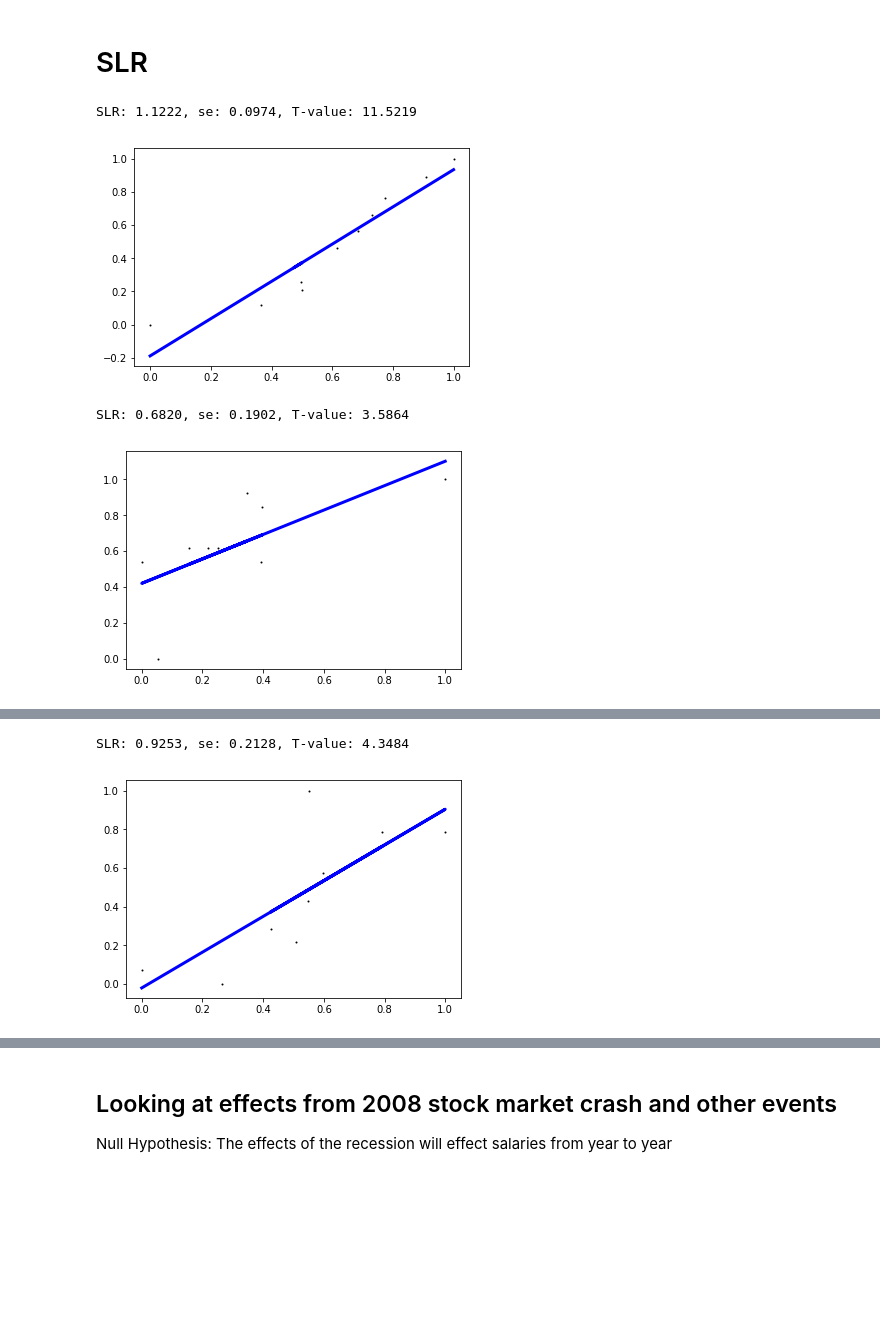
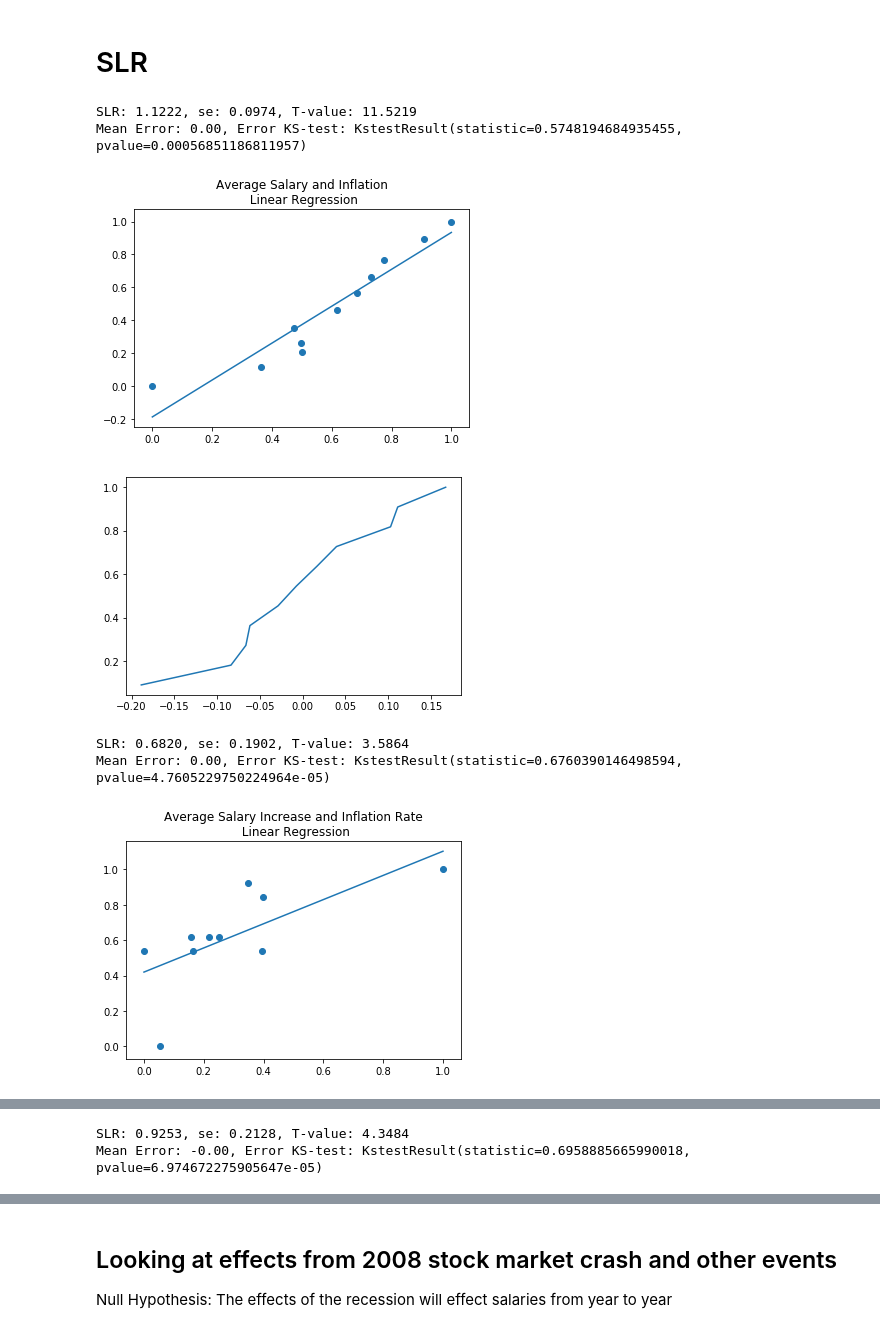
Before and after one commit to iopoi/iowa_state_employee_analysis-, a Jupyter notebook: Explore Events.ipynb, the cells around one changed output, grey strips where cells are left out. Drawn from its saved outputs; the diff is of its cells as text; code cells hidden in the pictures; blank space fills up the shorter version.

```diff
--- a/Explore Events.ipynb
+++ b/Explore Events.ipynb
@@ -10,7 +10,7 @@ from sklearn import linear_model
 # from scipy.stats import linregress
 %matplotlib inline
 # %%
-path = "../State_of_Iowa_Salary_Book.csv"
+path = "State_of_Iowa_Salary_Book.csv"
 # %%
 def money_to_float(x):
     try:
@@ -187,22 +217,51 @@ These plots show that total inflation moves with total salary over time. Also th
 # %% [markdown]
 # SLR
 # %%
+titles = ["Average Salary and Inflation\n Linear Regression", "Average Salary Increase and Inflation Rate\n Linear Regression", "Change in Average Salary Increase and \nChange in Inflation Rate Linear Regression"]
 for train_x, train_y in zip([salary_mean_norm, salary_increase_norm[1:], salary_increase_change_norm[2:]], [inflation_norm, inflation_rate_norm[1:], inflation_rate_change_norm[2:]]):
+    train_x = train_x.copy()
+    train_y = train_y.copy()
     LR0 = linear_model.LinearRegression()
     LR0.fit(train_x, train_y)
     pred = LR0.predict(train_x)
     coef = LR0.coef_
 
     MAPE = 100 * sum(abs((p - y) / y) for y, p in zip(np.array(train_y), pred) if y != 0) / len([y for y in train_y if y != 0])
     se = math.sqrt(sum((p-y)**2 for y, p in zip(np.array(train_y), pred)) / len(pred))
     t_val = abs(coef / se)
 
+    errors = np.array(sorted([(p-y) for y, p in zip(np.array(train_y), pred)]))
+    ks = stats.kstest(errors, 'norm')
+
     print("SLR: {0:.4f}, se: {1:.4f}, T-value: {2:.4f}".format(coef[0][0], se, t_val[0][0]))
-    plt.scatter(train_x, train_y, color='black', s=1)
-    plt.plot(train_x, pred, color='blue', linewidth=3)
+    print("Mean Error: {0:.2f}, Error KS-test: {1}".format(np.mean(errors), ks))
+
+    train_x = pd.DataFrame(train_x)
+    train_y = pd.DataFrame(train_y)
+    pred = pd.DataFrame(pred)
+    update_index = train_x.index
+    pred.insert(1, update_index.name, update_index)
+    pred = pred.set_index(update_index.name)
+
+    lr_plot_data = pd.DataFrame(train_x)
+    lr_plot_data.insert(1, train_y.columns[0], train_y)
+    lr_plot_data.insert(2, "pred", pred)
+    lr_plot_data = lr_plot_data.set_index("Total Salary Paid")
+    lr_plot_data = lr_plot_data.sort_index()
+    plt.scatter(lr_plot_data.index, lr_plot_data["Inflation Rate"])
+    plt.plot(lr_plot_data["pred"])
+    plt.title(titles.pop(0))
+
     plt.show()
+
+    l = len(errors)  # this plots the full CDF on top of the yearly CDFs
+    plt.plot(pd.DataFrame(errors)[0].value_counts().sort_index().apply((lambda x: x/l)).cumsum()) # the array slicing gets ride of negative salary
+    plt.show()
 # %% [output]
 SLR: 1.1222, se: 0.0974, T-value: 11.5219
+Mean Error: 0.00, Error KS-test: KstestResult(statistic=0.5748194684935455, pvalue=0.00056851186811957)
-[figure, old version]
+[figure, new version]
+[figure, new version]
 SLR: 0.6820, se: 0.1902, T-value: 3.5864
+Mean Error: 0.00, Error KS-test: KstestResult(statistic=0.6760390146498594, pvalue=4.7605229750224964e-05)
-[figure, old version]
+[figure, new version]
@@ -209,2 +269,2 @@ SLR: 0.6820, se: 0.1902, T-value: 3.5864
 SLR: 0.9253, se: 0.2128, T-value: 4.3484
+Mean Error: -0.00, Error KS-test: KstestResult(statistic=0.6958885665990018, pvalue=6.974672275905647e-05)
-[figure, old version]
```
Also changed, not shown: parts of 9 cells of this notebook.
